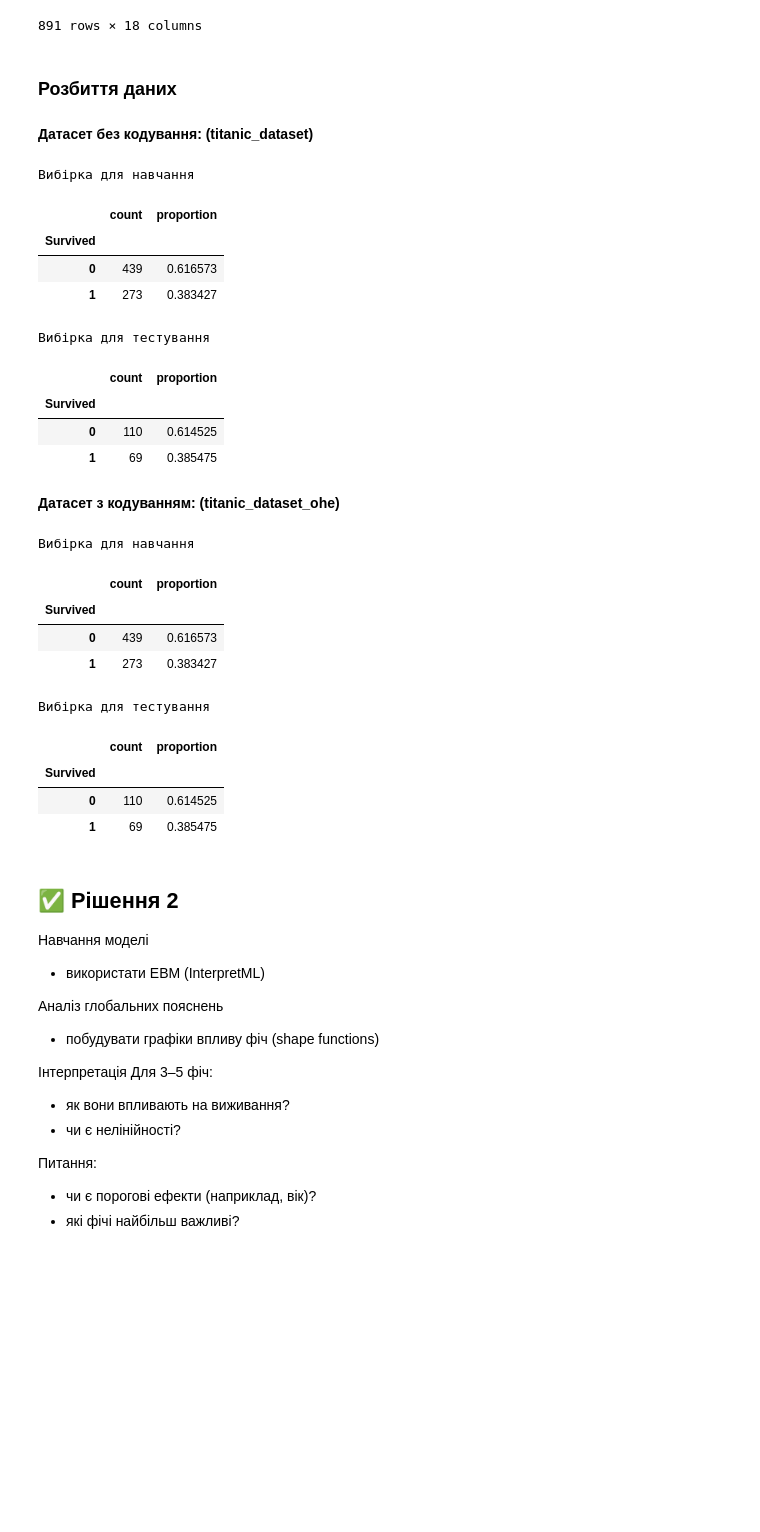
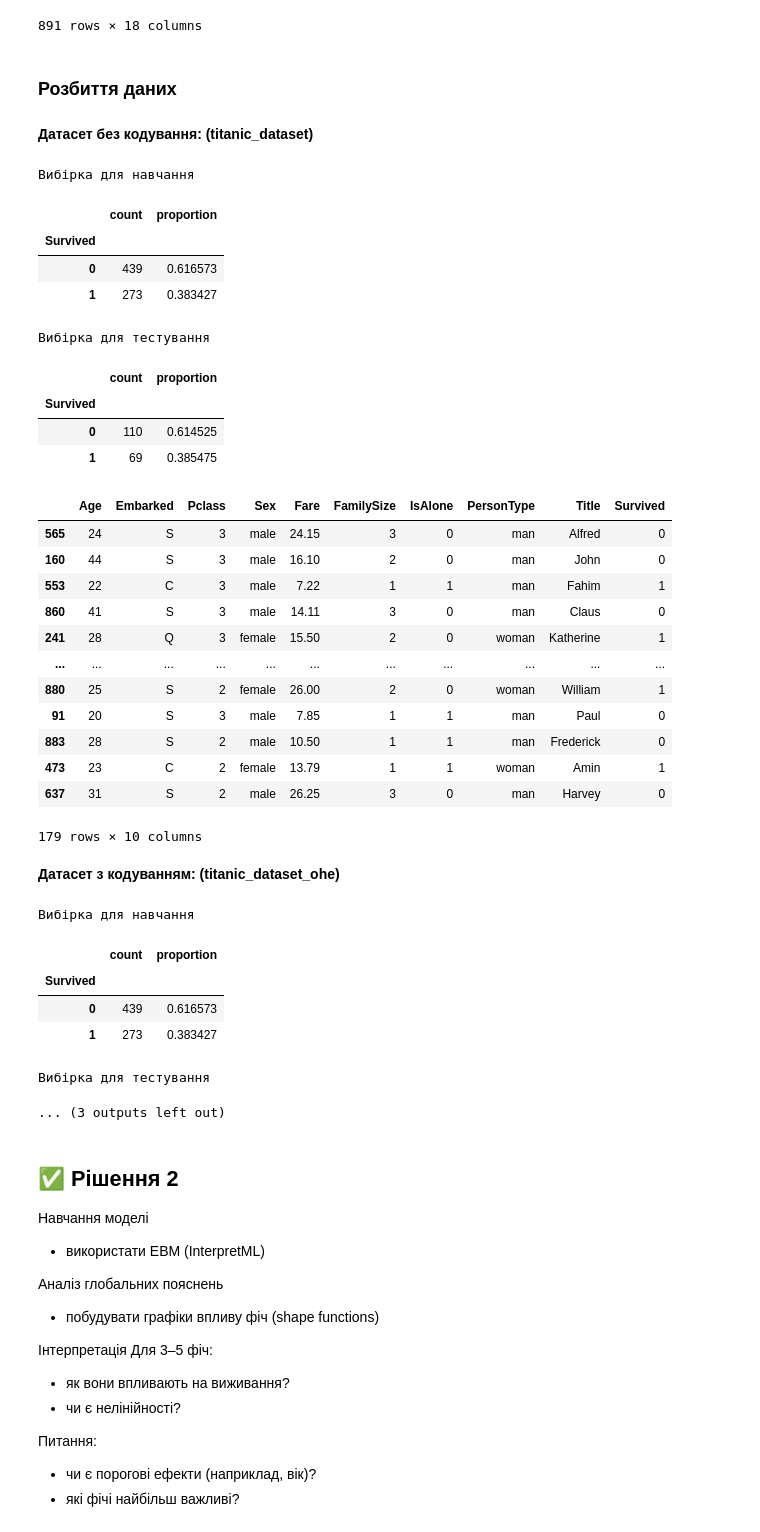
Before and after one commit to BogdanPinchuk/DataScience-PBY_HW17, a Jupyter notebook: Bohdan_Pinchuk_DS_HW17.ipynb, the cells around one changed output. Cells and saved outputs as stored; diff of their text form; code cells hidden in the pictures; blank space fills up the shorter version.

```diff
--- a/Bohdan_Pinchuk_DS_HW17.ipynb
+++ b/Bohdan_Pinchuk_DS_HW17.ipynb
@@ -622,44 +622,58 @@ display(pd.concat([
 display(pd.concat([
     Y_test.value_counts(),
     Y_test.value_counts(normalize=True)
 ], axis=1).style.format_index("{:g}").set_caption("Вибірка для тестування"))
 
+display(pd.concat([X_test, Y_test], axis=1))
+
 display(Markdown(f"**Датасет з кодуванням: (titanic_dataset_ohe)**"))
 display(pd.concat([
     Y_train_ohe.value_counts(),
     Y_train_ohe.value_counts(normalize=True)
 ], axis=1).style.format_index("{:g}").set_caption("Вибірка для навчання"))
 display(pd.concat([
     Y_test_ohe.value_counts(),
     Y_test_ohe.value_counts(normalize=True)
 ], axis=1).style.format_index("{:g}").set_caption("Вибірка для тестування"))
 
+display(pd.concat([X_test_ohe, Y_test_ohe], axis=1))
+
 # Clean
 _ = gc.collect()
 # %% [output]
 ### Розбиття даних
 **Датасет без кодування: (titanic_dataset)**
 Вибірка для навчання
 |  | count | proportion |
 | Survived |  |  |
 | 0 | 439 | 0.616573 |
 | 1 | 273 | 0.383427 |
 Вибірка для тестування
 |  | count | proportion |
 | Survived |  |  |
 | 0 | 110 | 0.614525 |
 | 1 | 69 | 0.385475 |
+|  | Age | Embarked | Pclass | Sex | Fare | FamilySize | IsAlone | PersonType | Title | Survived |
+| 565 | 24 | S | 3 | male | 24.15 | 3 | 0 | man | Alfred | 0 |
+| 160 | 44 | S | 3 | male | 16.10 | 2 | 0 | man | John | 0 |
+| 553 | 22 | C | 3 | male | 7.22 | 1 | 1 | man | Fahim | 1 |
+| 860 | 41 | S | 3 | male | 14.11 | 3 | 0 | man | Claus | 0 |
+| 241 | 28 | Q | 3 | female | 15.50 | 2 | 0 | woman | Katherine | 1 |
+| ... | ... | ... | ... | ... | ... | ... | ... | ... | ... | ... |
+| 880 | 25 | S | 2 | female | 26.00 | 2 | 0 | woman | William | 1 |
+| 91 | 20 | S | 3 | male | 7.85 | 1 | 1 | man | Paul | 0 |
+| 883 | 28 | S | 2 | male | 10.50 | 1 | 1 | man | Frederick | 0 |
+| 473 | 23 | C | 2 | female | 13.79 | 1 | 1 | woman | Amin | 1 |
+| 637 | 31 | S | 2 | male | 26.25 | 3 | 0 | man | Harvey | 0 |
+179 rows × 10 columns
 **Датасет з кодуванням: (titanic_dataset_ohe)**
-Вибірка для навчання
-|  | count | proportion |
-| Survived |  |  |
-| 0 | 439 | 0.616573 |
-| 1 | 273 | 0.383427 |
-Вибірка для тестування
+Вибірка для навчання
 |  | count | proportion |
 | Survived |  |  |
-| 0 | 110 | 0.614525 |
-| 1 | 69 | 0.385475 |
+| 0 | 439 | 0.616573 |
+| 1 | 273 | 0.383427 |
+Вибірка для тестування
+... (3 outputs left out)
 # %% [markdown]
 ## ✅ Рішення 2
 
```
Also changed, not shown: parts of 1 cell of this notebook.
